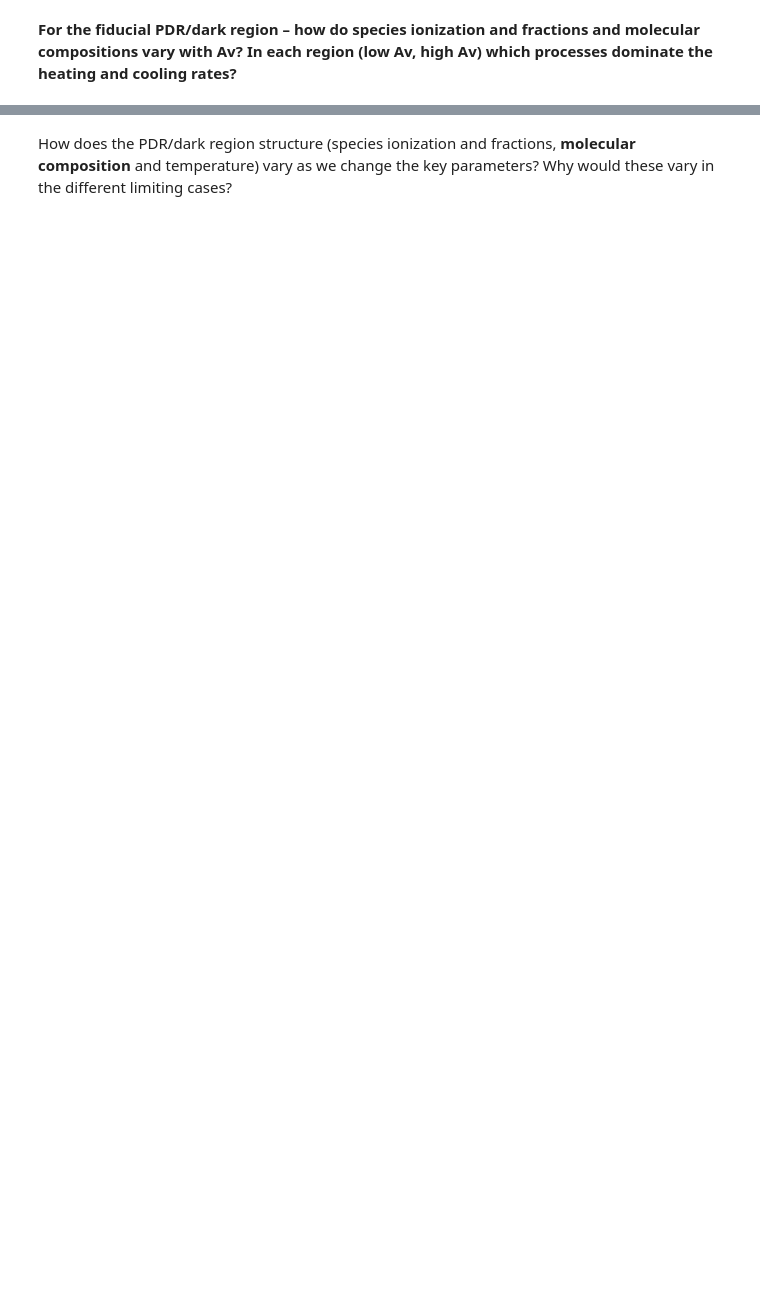
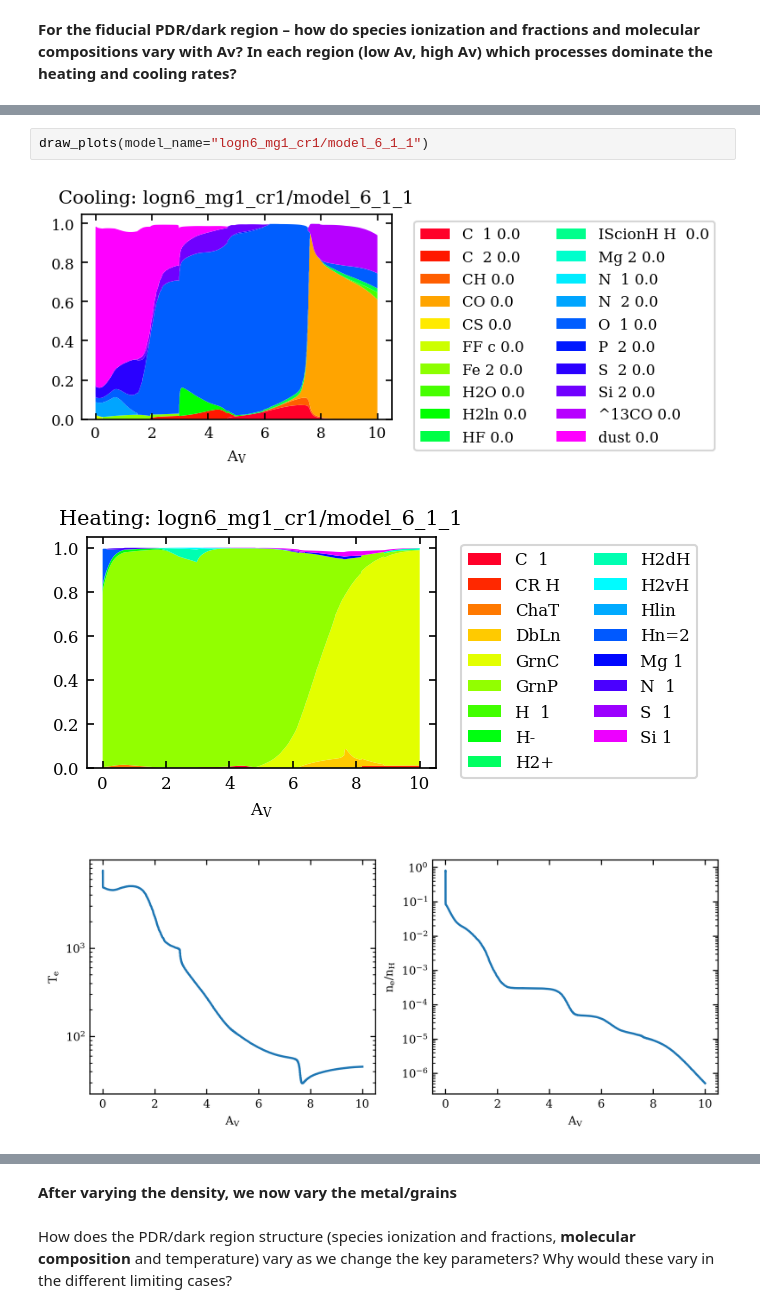
Before and after one commit to fred144/ISM-IGM, a Jupyter notebook: PSET2/G6002y_2024_PS2-PDR-Dark-Cloudy.ipynb, the cells around one changed output, grey strips where cells are left out. Saved outputs shown, nothing was run; the diff lists cells and outputs as text; blank space fills up the shorter version.

```diff
--- a/PSET2/G6002y_2024_PS2-PDR-Dark-Cloudy.ipynb
+++ b/PSET2/G6002y_2024_PS2-PDR-Dark-Cloudy.ipynb
@@ -599,0 +613,6 @@ draw_plots(model_name="logn2_mg1_cr1/model_2_1_1")
+# %%
+draw_plots(model_name="logn6_mg1_cr1/model_6_1_1")
+# %% [output]
+[figure, added]
+[figure, added]
+[figure, added]
@@ -600,2 +620,4 @@ draw_plots(model_name="logn2_mg1_cr1/model_2_1_1")
+# %% [markdown]
+__After varying the density, we now vary the metal/grains__
 # %% [markdown]
 How does the PDR/dark region structure (species ionization and fractions, **molecular composition** and temperature) vary as we change the key parameters?   Why would these vary in the different limiting cases?
```
Also changed, not shown: parts of 22 cells of this notebook.
